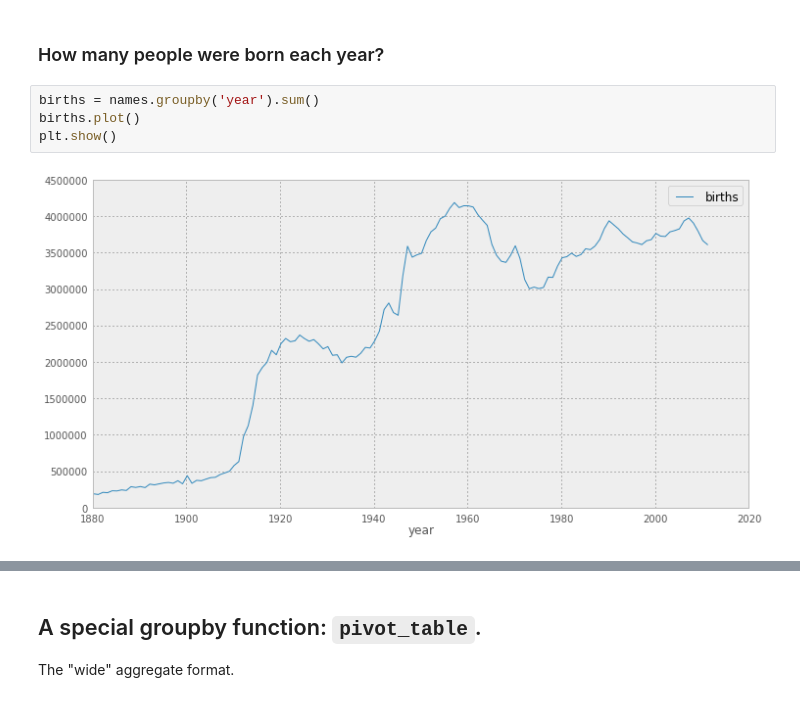
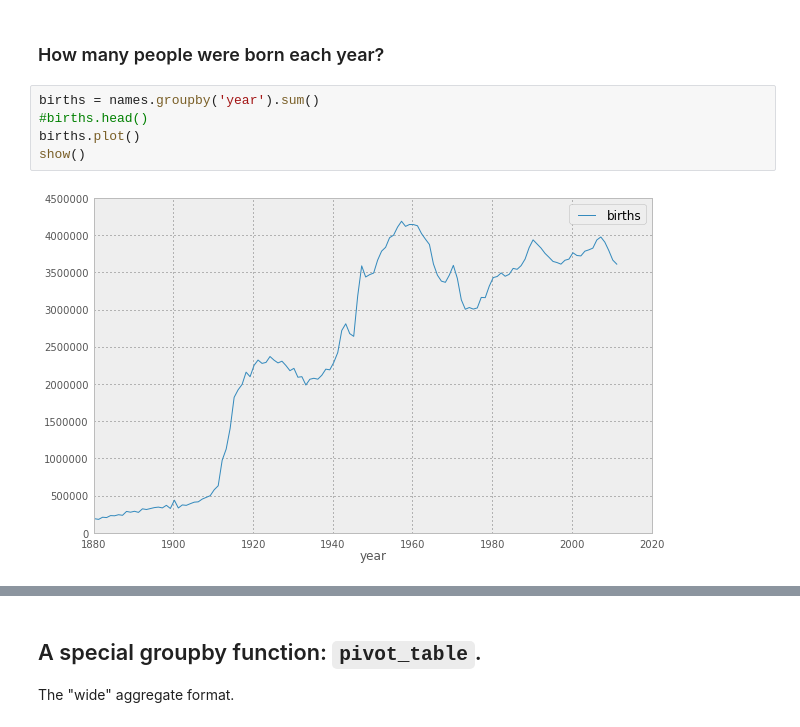
Before and after one commit to vijayv/Meetup-Fall-2013, a Jupyter notebook: python/lecture_12_pandas_groupby.ipynb, the cells around one changed output, grey strips where cells are left out. Saved outputs shown, nothing was run; the diff lists cells and outputs as text.

```diff
--- a/python/lecture_12_pandas_groupby.ipynb
+++ b/python/lecture_12_pandas_groupby.ipynb
@@ -234,7 +238,8 @@ Charles  2354882
 ### How many people were born each year?
 # %%
 births = names.groupby('year').sum()
+#births.head()
 births.plot()
-plt.show()
+show()
 # %% [output]
-[figure, old version]
+[figure, new version]
```
Also changed, not shown: parts of 7 cells of this notebook, 22 other files.
